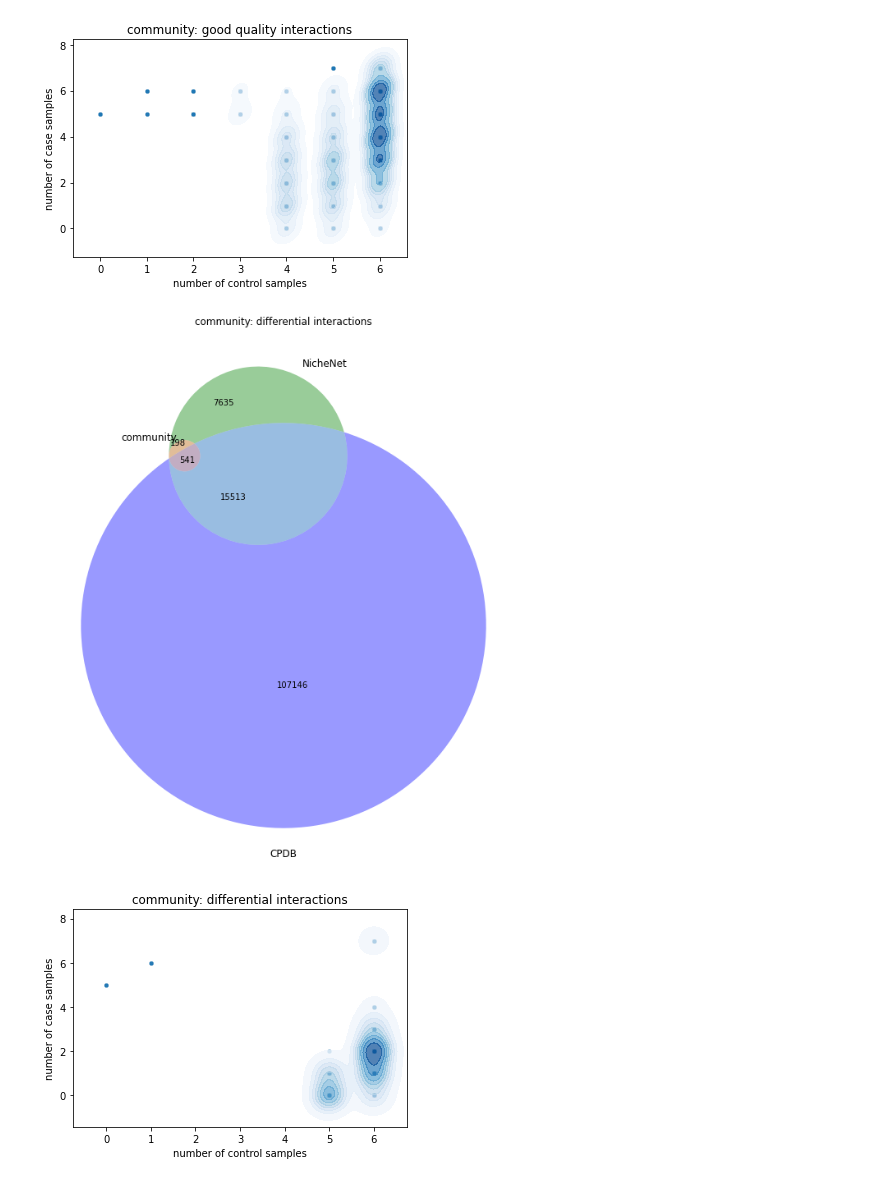
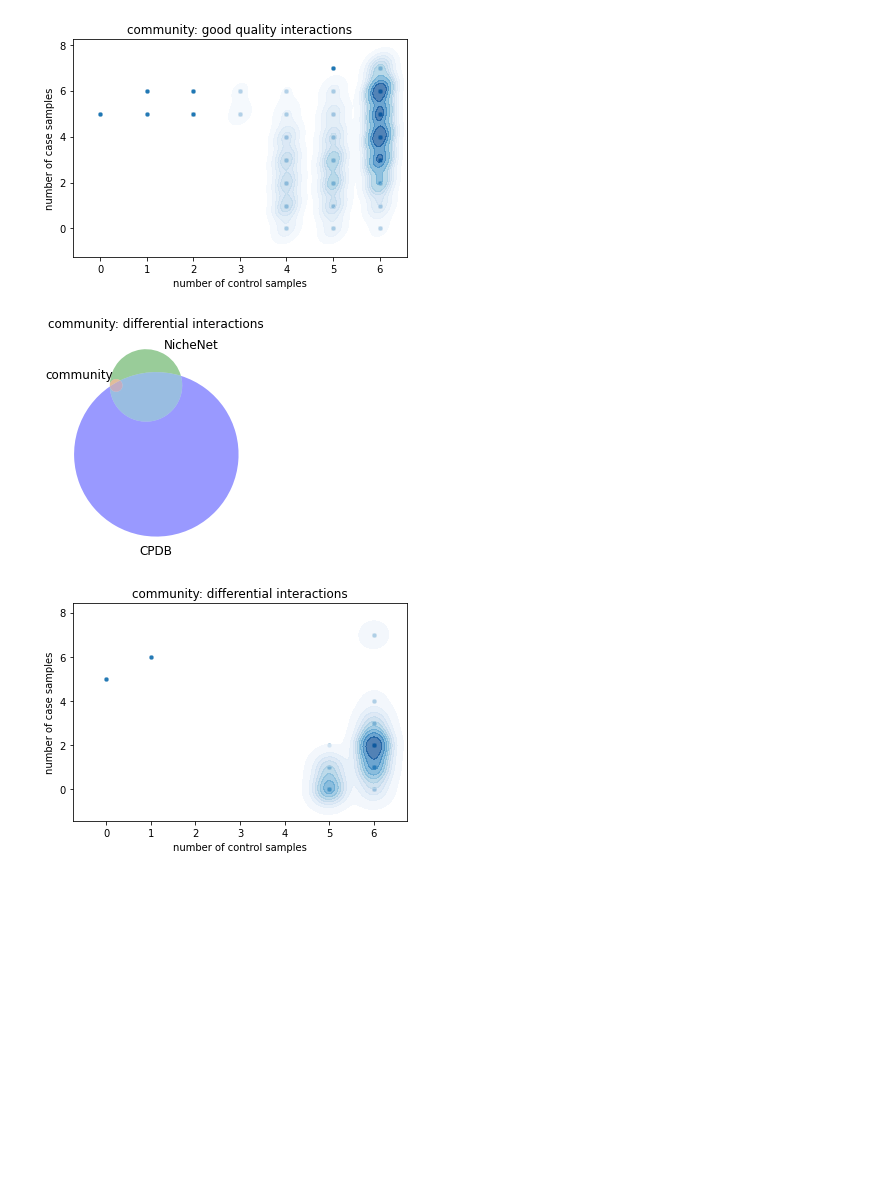
Before and after one commit to colomemaria/community-paper, a Jupyter notebook: src/method_comparison/compare_results/compare_raw.ipynb, the cells around one changed output. Cells and saved outputs as stored; diff of their text form; code cells hidden in the pictures; blank space fills up the shorter version.

Commit message:
fix plot

```diff
--- a/src/method_comparison/compare_results/compare_raw.ipynb
+++ b/src/method_comparison/compare_results/compare_raw.ipynb
@@ -128,12 +128,16 @@ plt.savefig('density_good_quality.jpeg', bbox_inches='tight')
 [figure]
 # %%
 #significant interactions from community
-fig = plt.figure(figsize=(12, 12))
-venn3([set(index_to_list(community_significant)), set(index_to_list(nnet)), set(index_to_list(cpdb))], ("community", 'NicheNet', 'CPDB'))
+# fig = plt.figure(figsize=(12, 12))
+out=venn3([set(index_to_list(community_significant)), set(index_to_list(nnet)), set(index_to_list(cpdb))], ("community", 'NicheNet', 'CPDB'))
+for x in out.subset_labels:
+    if x:
+        x.set_text("")
+
 plt.title("community: differential interactions")
 plt.savefig('venn_significant.jpeg', bbox_inches='tight')
 # %% [output]
-[figure, old version]
+[figure, new version]
 # %%
 community_significant = community_anno_raw[community_anno_raw.interaction_ID.isin(index_to_list(community_significant))]
 # %%
```
Also changed, not shown: 1 other file.
